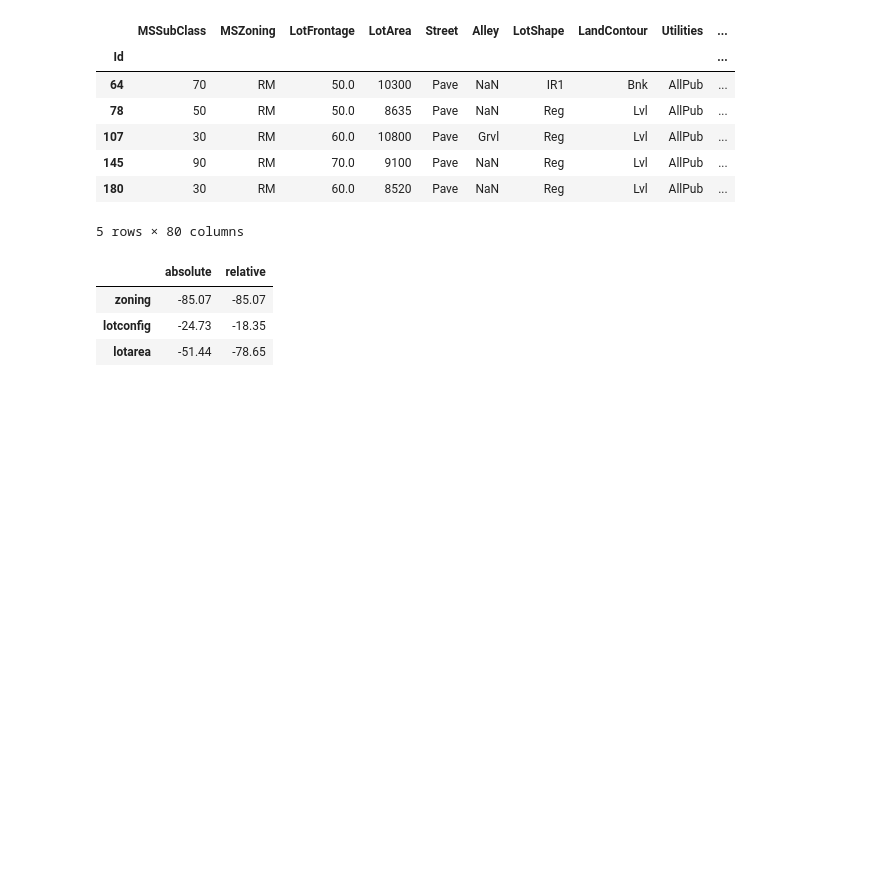
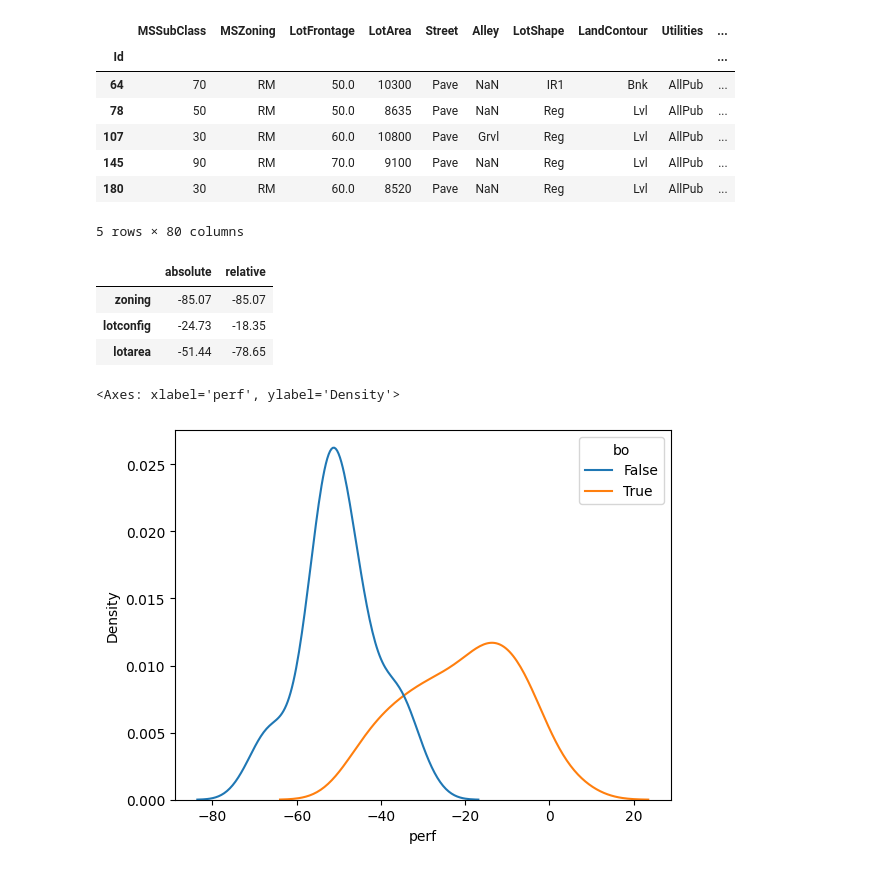
Before and after one commit to JackGreenaway/cambridge_spark, a Jupyter notebook: vectorised_filter.ipynb, the cells around one changed output. Cells and saved outputs as stored; diff of their text form; code cells hidden in the pictures; blank space fills up the shorter version.

```diff
--- a/vectorised_filter.ipynb
+++ b/vectorised_filter.ipynb
@@ -67,0 +73,32 @@ b.head()
+# %%
+g = 300
+f = np.concatenate([np.random.randint(1, 50, g), np.random.randint(1, 100, g)])
+
+idx = ["q1", "q2", "q3", "q4"] * int(f.shape[0] / 4)
+df1 = pd.DataFrame(f, index=idx, columns=["count"])
+
+df = pd.concat([df1], keys=["True", "False"])
+df["perf"] = np.nan
+
+df["bo"] = np.random.randint(0, 2, f.shape[0])
+df["bo"] = df["bo"].astype(bool)
+
+
+c = df[df["bo"] == False].shape[0]
+p = np.random.normal(-50, 10, c)
+df.loc[df["bo"] == False, "perf"] = p
+
+c = df[df["bo"] == True].shape[0]
+p = np.random.normal(-20, 15, c)
+df.loc[df["bo"] == True, "perf"] = p
+
+
+
+y = df.loc["True"].reset_index()
+y = y[y["index"] == "q1"]
+
+
+sns.kdeplot(x="perf", data=y, hue="bo")
+# %% [output]
+<Axes: xlabel='perf', ylabel='Density'>
+[figure, added]
```
Also changed, not shown: parts of 5 cells of this notebook, 2 other files.
